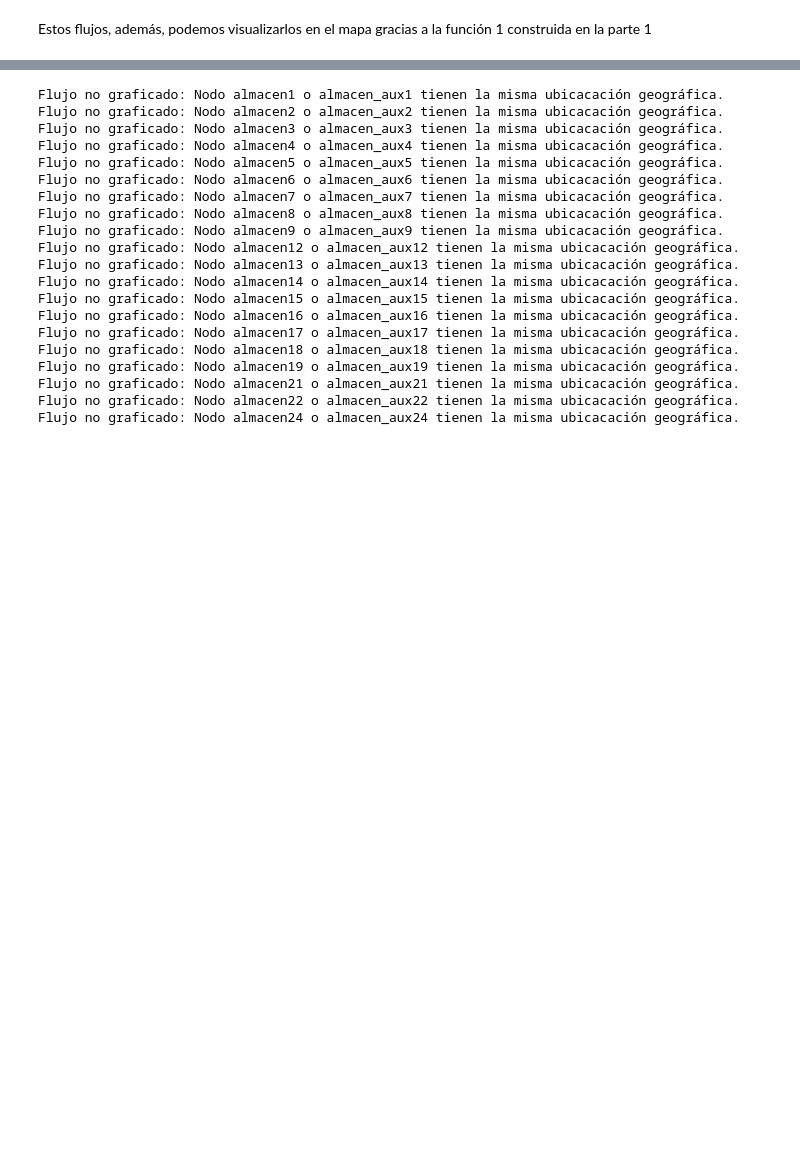
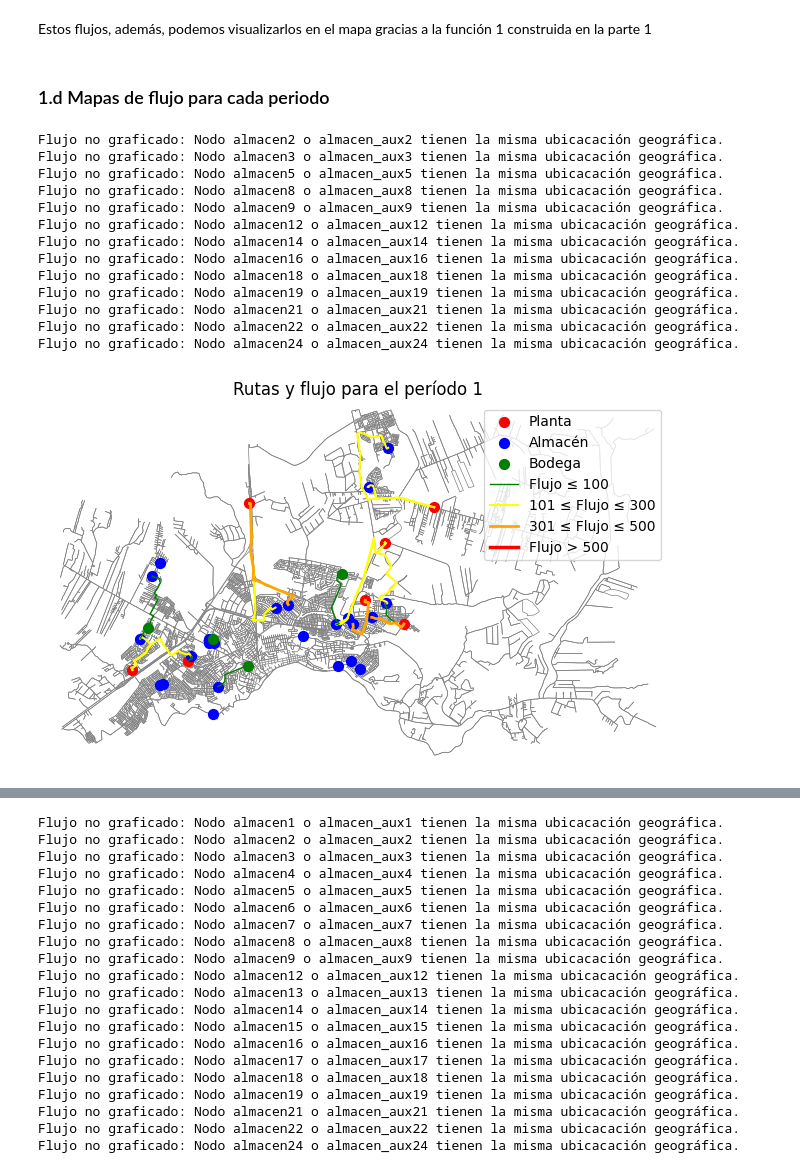
Before and after one commit to bwertheim1/tareas_flujo, a Jupyter notebook: t2_v4.ipynb, the cells around one changed output, grey strips where cells are left out. Saved outputs shown, nothing was run; the diff lists cells and outputs as text; code cells hidden in the pictures; blank space fills up the shorter version.

```diff
--- a/t2_v4.ipynb
+++ b/t2_v4.ipynb
@@ -1359,3 +1327,23 @@ Fábrica 7 envia 148 dulces al almacén 18.
 Fábrica 7 envia 248 dulces al almacén 22.
 # %% [markdown]
 Estos flujos, además, podemos visualizarlos en el mapa gracias a la función 1 construida en la parte 1
+# %% [markdown]
+### 1.d Mapas de flujo para cada periodo
+# %%
+#Ejecutar función con grafo puerto montt y periodo i
+mapa_flujo(PM, 1)
+# %% [output]
+Flujo no graficado: Nodo almacen2 o almacen_aux2 tienen la misma ubicacación geográfica.
+Flujo no graficado: Nodo almacen3 o almacen_aux3 tienen la misma ubicacación geográfica.
+Flujo no graficado: Nodo almacen5 o almacen_aux5 tienen la misma ubicacación geográfica.
+Flujo no graficado: Nodo almacen8 o almacen_aux8 tienen la misma ubicacación geográfica.
+Flujo no graficado: Nodo almacen9 o almacen_aux9 tienen la misma ubicacación geográfica.
+Flujo no graficado: Nodo almacen12 o almacen_aux12 tienen la misma ubicacación geográfica.
+Flujo no graficado: Nodo almacen14 o almacen_aux14 tienen la misma ubicacación geográfica.
+Flujo no graficado: Nodo almacen16 o almacen_aux16 tienen la misma ubicacación geográfica.
+Flujo no graficado: Nodo almacen18 o almacen_aux18 tienen la misma ubicacación geográfica.
+Flujo no graficado: Nodo almacen19 o almacen_aux19 tienen la misma ubicacación geográfica.
+Flujo no graficado: Nodo almacen21 o almacen_aux21 tienen la misma ubicacación geográfica.
+Flujo no graficado: Nodo almacen22 o almacen_aux22 tienen la misma ubicacación geográfica.
+Flujo no graficado: Nodo almacen24 o almacen_aux24 tienen la misma ubicacación geográfica.
+[figure, added]
```
Also changed, not shown: parts of 75 cells of this notebook.
